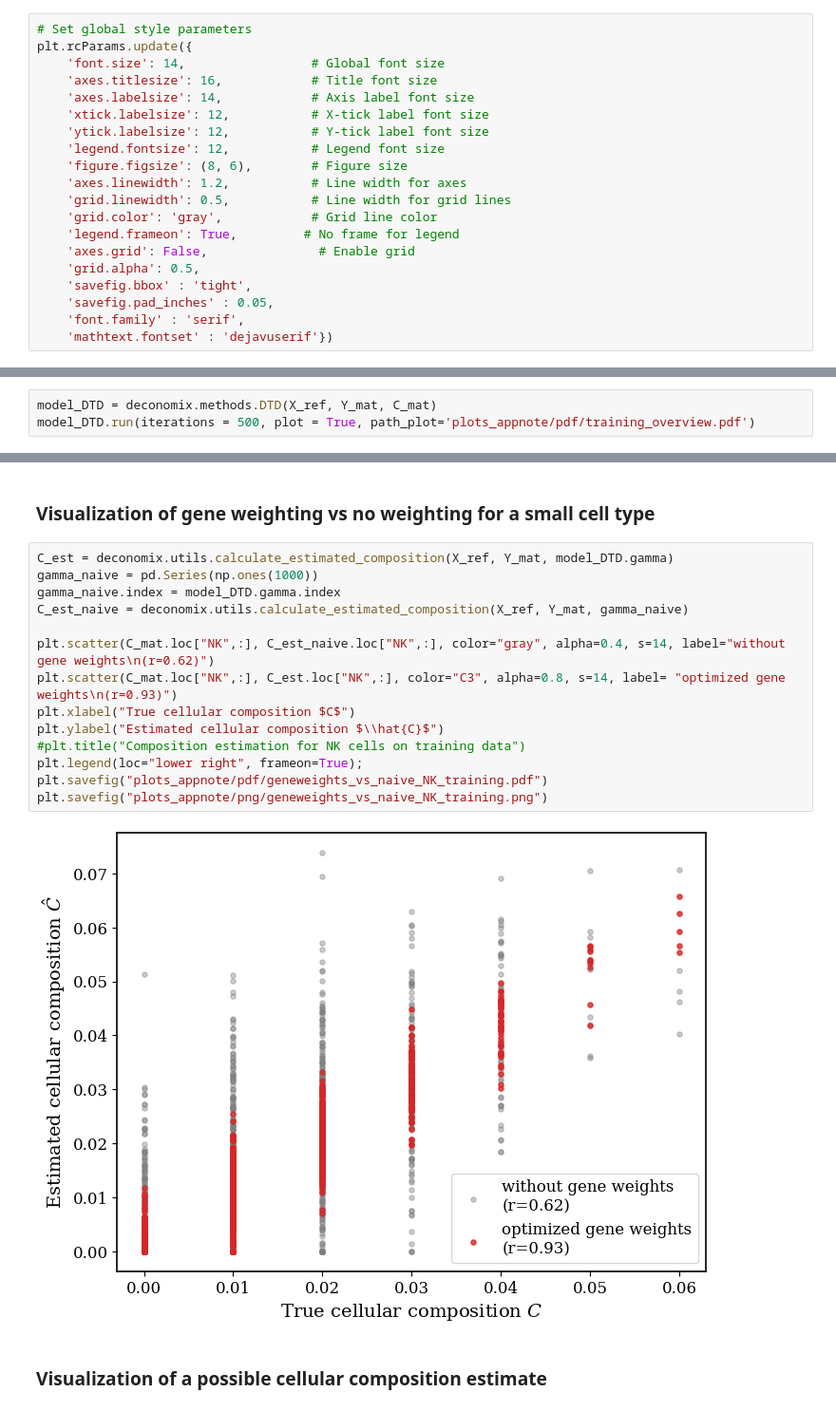
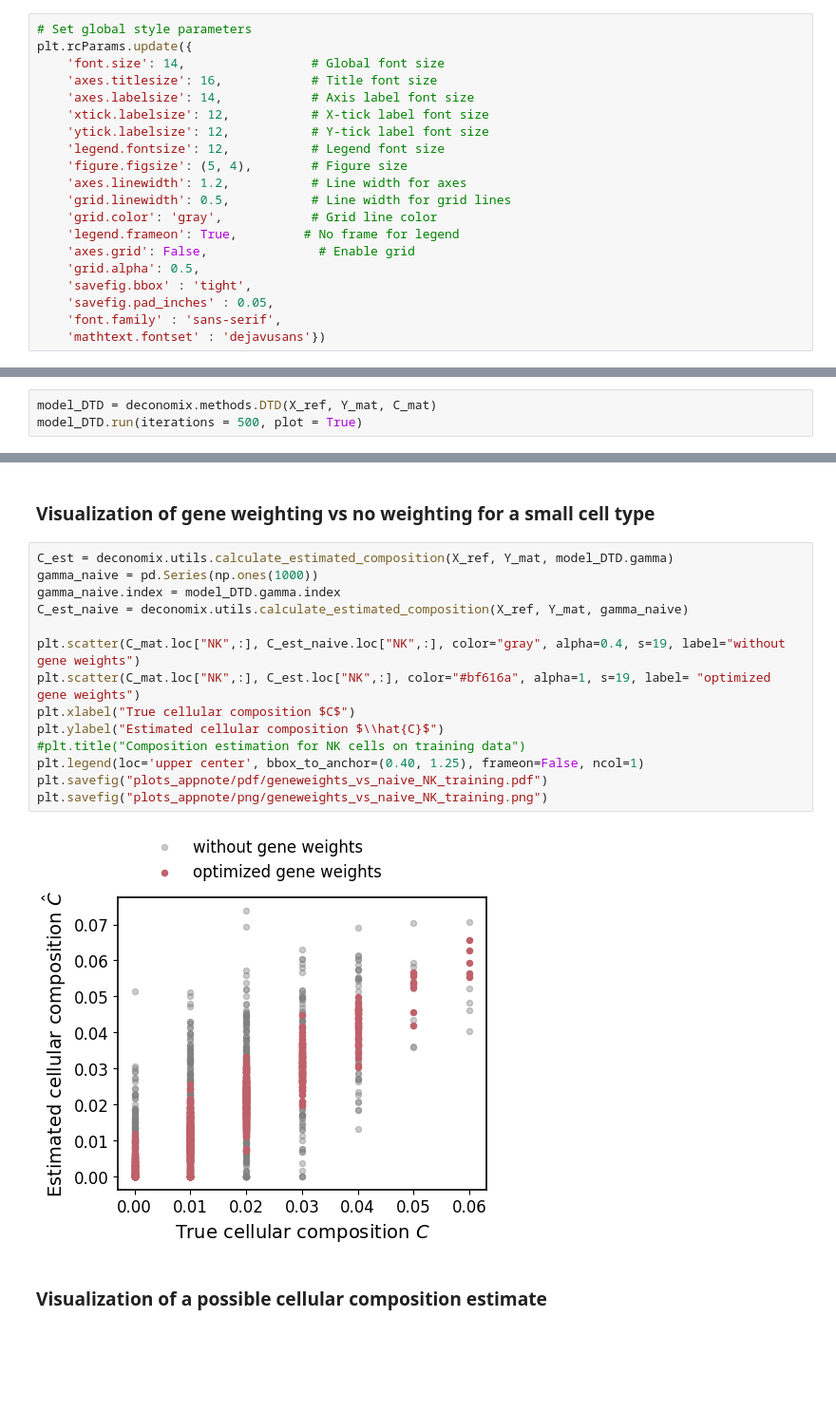
Before and after one commit to Deconomix/Deconomix, a Jupyter notebook: examples/Example-Plots_for_Application_Note.ipynb, the cells around one changed output, grey strips where cells are left out. Shown at 95% size. Drawn from its saved outputs; the diff is of its cells as text; blank space fills up the shorter version.

```diff
--- a/examples/Example-Plots_for_Application_Note.ipynb
+++ b/examples/Example-Plots_for_Application_Note.ipynb
@@ -21,7 +21,7 @@ plt.rcParams.update({
     'xtick.labelsize': 12,           # X-tick label font size
     'ytick.labelsize': 12,           # Y-tick label font size
     'legend.fontsize': 12,           # Legend font size
-    'figure.figsize': (8, 6),        # Figure size
+    'figure.figsize': (5, 4),        # Figure size
     'axes.linewidth': 1.2,           # Line width for axes
     'grid.linewidth': 0.5,           # Line width for grid lines
     'grid.color': 'gray',            # Grid line color
@@ -30,8 +30,8 @@ plt.rcParams.update({
     'grid.alpha': 0.5,
     'savefig.bbox' : 'tight',
     'savefig.pad_inches' : 0.05,
-    'font.family' : 'serif',
-    'mathtext.fontset' : 'dejavuserif'})
+    'font.family' : 'sans-serif',
+    'mathtext.fontset' : 'dejavusans'})
 # %%
 test, train = deconomix.utils.load_example()
 # %% [output]
@@ -62,5 +67,5 @@ plt.savefig("plots_appnote/pdf/heatmapXandHidden.pdf")
 ### DTD Training Graph
 # %%
 model_DTD = deconomix.methods.DTD(X_ref, Y_mat, C_mat)
-model_DTD.run(iterations = 500, plot = True, path_plot='plots_appnote/pdf/training_overview.pdf')
+model_DTD.run(iterations = 500, plot = True)
 # %% [output]
@@ -70,19 +91,19 @@ model_DTD.run(iterations = 500, plot = True, path_plot='plots_appnote/pdf/traini
 # %%
 C_est = deconomix.utils.calculate_estimated_composition(X_ref, Y_mat, model_DTD.gamma)
 gamma_naive = pd.Series(np.ones(1000))
 gamma_naive.index = model_DTD.gamma.index
 C_est_naive = deconomix.utils.calculate_estimated_composition(X_ref, Y_mat, gamma_naive)
 
-plt.scatter(C_mat.loc["NK",:], C_est_naive.loc["NK",:], color="gray", alpha=0.4, s=14, label="without gene weights\n(r=0.62)")
-plt.scatter(C_mat.loc["NK",:], C_est.loc["NK",:], color="C3", alpha=0.8, s=14, label= "optimized gene weights\n(r=0.93)")
+plt.scatter(C_mat.loc["NK",:], C_est_naive.loc["NK",:], color="gray", alpha=0.4, s=19, label="without gene weights")
+plt.scatter(C_mat.loc["NK",:], C_est.loc["NK",:], color="#bf616a", alpha=1, s=19, label= "optimized gene weights")
 plt.xlabel("True cellular composition $C$")
 plt.ylabel("Estimated cellular composition $\\hat{C}$")
 #plt.title("Composition estimation for NK cells on training data")
-plt.legend(loc="lower right", frameon=True);
+plt.legend(loc='upper center', bbox_to_anchor=(0.40, 1.25), frameon=False, ncol=1)
 plt.savefig("plots_appnote/pdf/geneweights_vs_naive_NK_training.pdf")
 plt.savefig("plots_appnote/png/geneweights_vs_naive_NK_training.png")
 # %% [output]
-[figure, old version]
+[figure, new version]
 # %% [markdown]
 ### Visualization of a possible cellular composition estimate
 # %%
```
Also changed, not shown: parts of 6 cells of this notebook.
